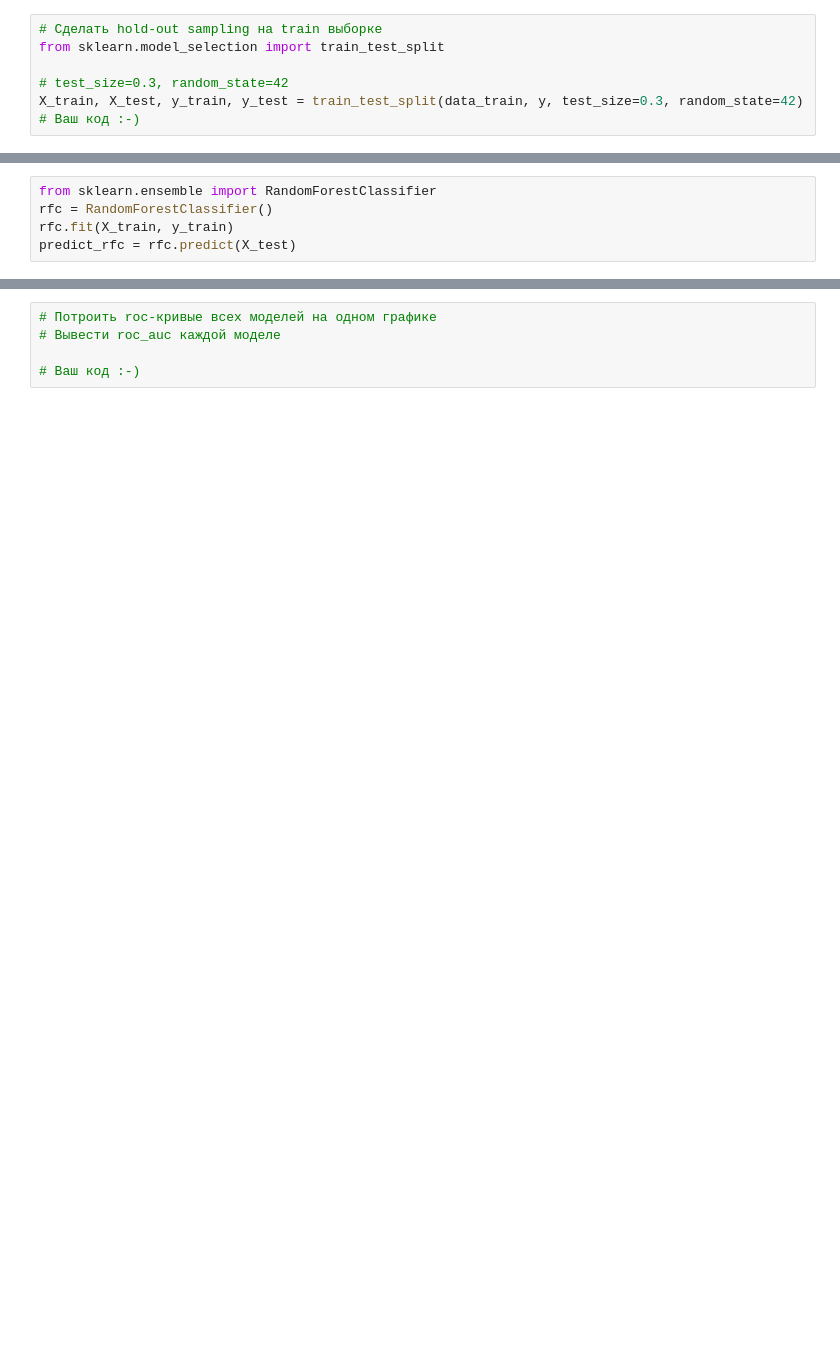
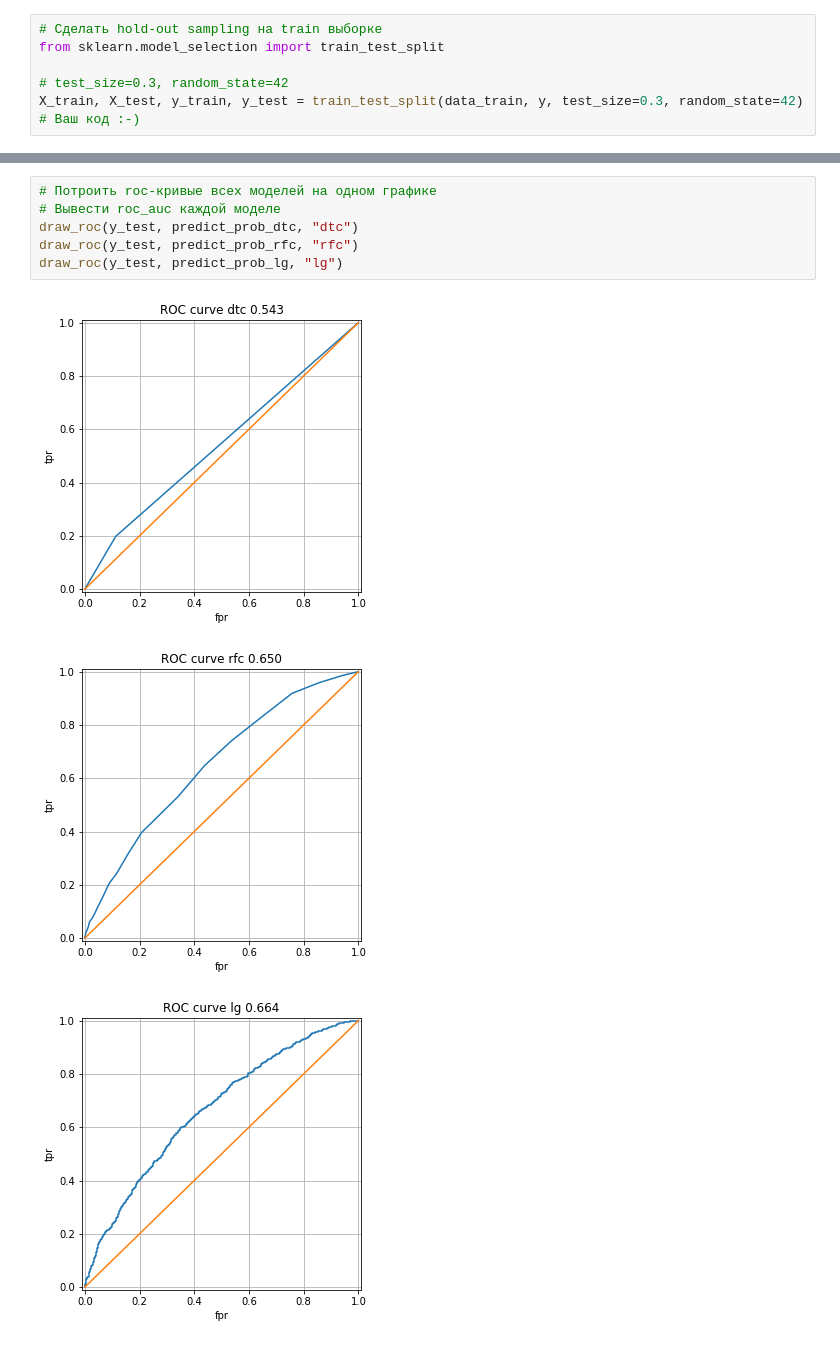
Before and after one commit to ProSerg/SkillFactory, a Jupyter notebook: ML/sfml/hw_02/02_hw_otp.ipynb, the cells around one changed output, grey strips where cells are left out. Cells and saved outputs as stored; diff of their text form; blank space fills up the shorter version.

```diff
--- a/ML/sfml/hw_02/02_hw_otp.ipynb
+++ b/ML/sfml/hw_02/02_hw_otp.ipynb
@@ -289,5 +363,0 @@ f1 0.16972878390201224
-# %%
-from sklearn.ensemble import RandomForestClassifier
-rfc = RandomForestClassifier()
-rfc.fit(X_train, y_train)
-predict_rfc = rfc.predict(X_test)
@@ -356,8 +407,13 @@ result.plot(kind='bar', width=0.9, ax=ax)
 # %%
 # Потроить roc-кривые всех моделей на одном графике
 # Вывести roc_auc каждой моделе
-
-# Ваш код :-)
+draw_roc(y_test, predict_prob_dtc, "dtc")
+draw_roc(y_test, predict_prob_rfc, "rfc")
+draw_roc(y_test, predict_prob_lg, "lg")
+# %% [output]
+[figure, added]
+[figure, added]
+[figure, added]
 # %%
 from sklearn.cross_validation import cross_val_score
 # Сделать k-fold (10 фолдов) кросс-валидацию каждой модели
```
Also changed, not shown: parts of 31 cells of this notebook, 9 other files.
